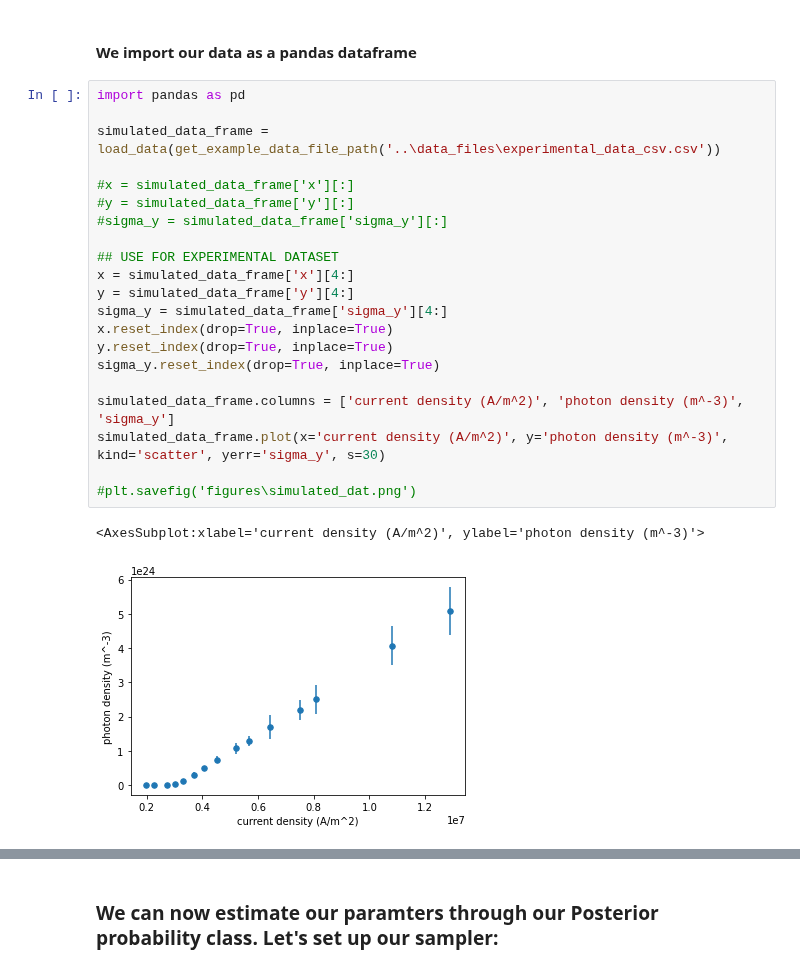
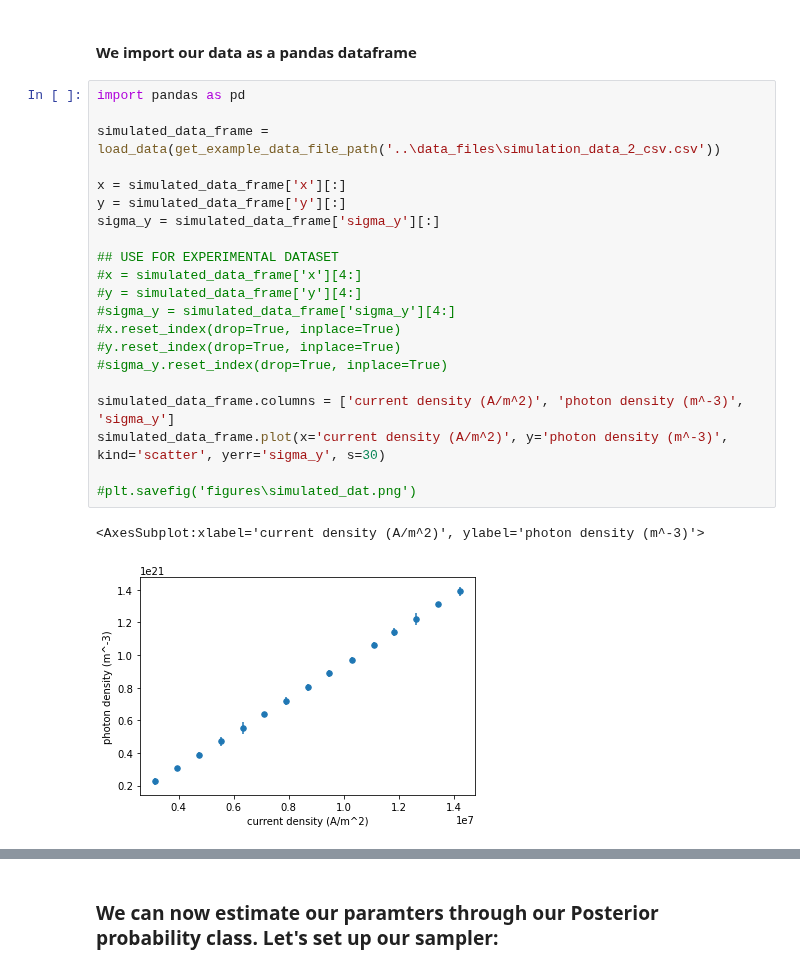
Before and after one commit to phys201/qd_laser_dynamics, a Jupyter notebook: tutorial.ipynb, the cells around one changed output, grey strips where cells are left out. Saved outputs shown, nothing was run; the diff lists cells and outputs as text.

Commit message:
corrected simulated data
this includes a dataset based on the correct paper value of Nd=2E15

```diff
--- a/tutorial.ipynb
+++ b/tutorial.ipynb
@@ -90,24 +90,24 @@ Here we upload our simulation data. This data follows directly from the solution
 # %%
 import pandas as pd
 
-simulated_data_frame = load_data(get_example_data_file_path('..\data_files\experimental_data_csv.csv'))
+simulated_data_frame = load_data(get_example_data_file_path('..\data_files\simulation_data_2_csv.csv'))
 
-#x = simulated_data_frame['x'][:]
-#y = simulated_data_frame['y'][:]
-#sigma_y = simulated_data_frame['sigma_y'][:]
+x = simulated_data_frame['x'][:]
+y = simulated_data_frame['y'][:]
+sigma_y = simulated_data_frame['sigma_y'][:]
 
 ## USE FOR EXPERIMENTAL DATASET
-x = simulated_data_frame['x'][4:]
-y = simulated_data_frame['y'][4:]
-sigma_y = simulated_data_frame['sigma_y'][4:]
-x.reset_index(drop=True, inplace=True)
-y.reset_index(drop=True, inplace=True)
-sigma_y.reset_index(drop=True, inplace=True)
+#x = simulated_data_frame['x'][4:]
+#y = simulated_data_frame['y'][4:]
+#sigma_y = simulated_data_frame['sigma_y'][4:]
+#x.reset_index(drop=True, inplace=True)
+#y.reset_index(drop=True, inplace=True)
+#sigma_y.reset_index(drop=True, inplace=True)
 
 simulated_data_frame.columns = ['current density (A/m^2)', 'photon density (m^-3)', 'sigma_y']
 simulated_data_frame.plot(x='current density (A/m^2)', y='photon density (m^-3)', kind='scatter', yerr='sigma_y', s=30)
 
 #plt.savefig('figures\simulated_dat.png')
 # %% [output]
 <AxesSubplot:xlabel='current density (A/m^2)', ylabel='photon density (m^-3)'>
-[figure, old version]
+[figure, new version]
```
Also changed, not shown: parts of 11 cells of this notebook, 2 other files.
